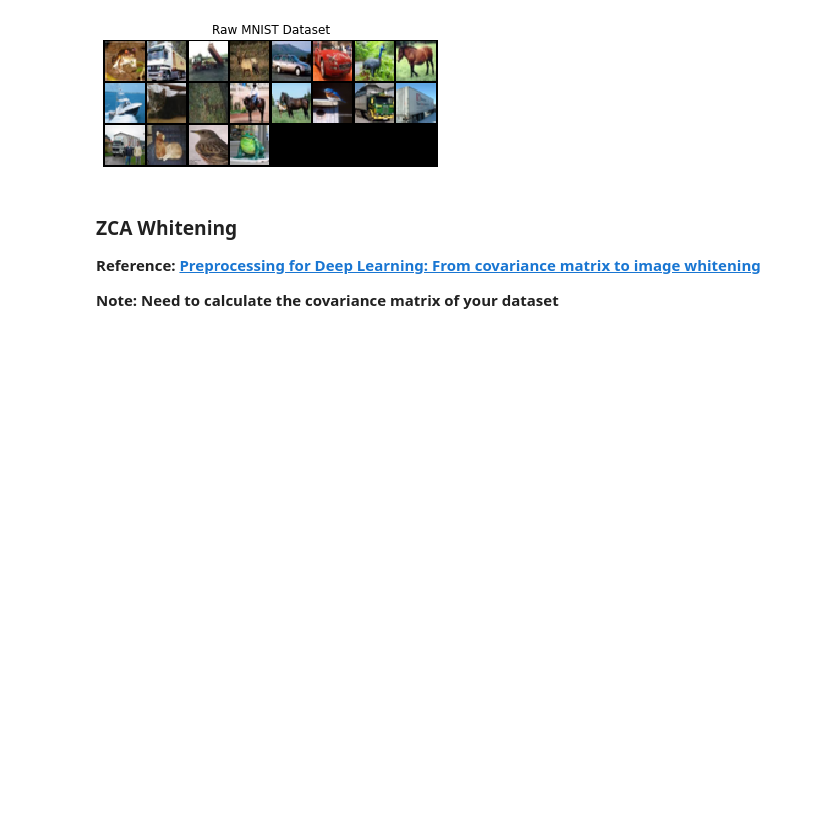
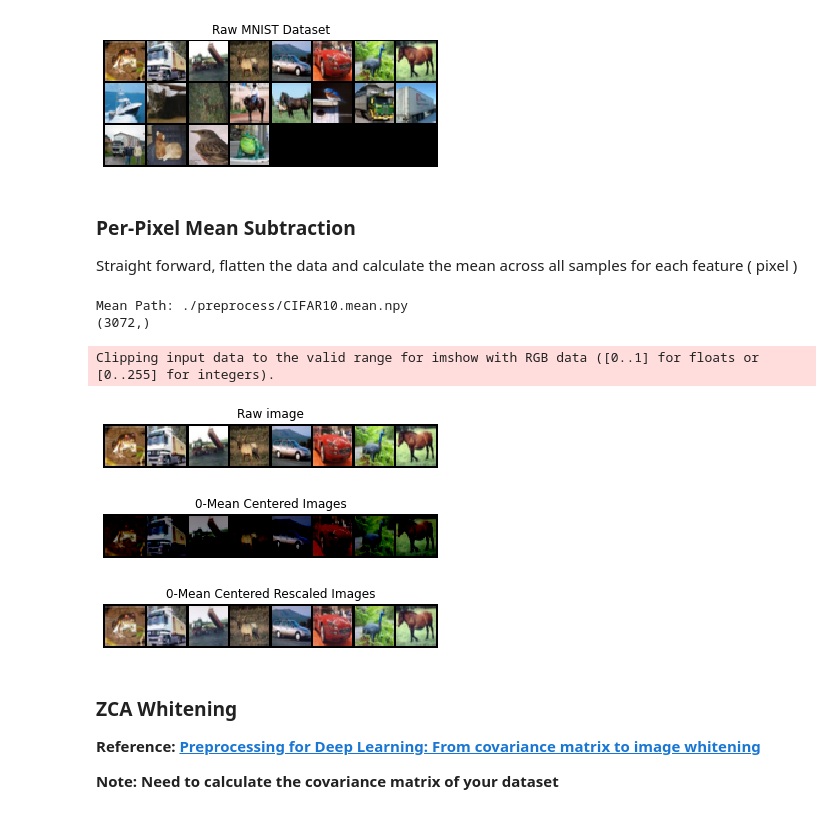
Before and after one commit to nu1ptr/ml_dl_notebooks, a Jupyter notebook: PreProcessing.ipynb, the cells around one changed output. Cells and saved outputs as stored; diff of their text form; code cells hidden in the pictures; blank space fills up the shorter version.

```diff
--- a/PreProcessing.ipynb
+++ b/PreProcessing.ipynb
@@ -59,6 +59,52 @@ preprocess_path = f'{PREPROCESS_PATH}{DATASET}'
 Files already downloaded and verified
 Files already downloaded and verified
 [figure]
+# %% [markdown]
+### Per-Pixel Mean Subtraction
+
+Straight forward, flatten the data and calculate the mean across all samples for each feature ( pixel )
+# %%
+preprocess_path_mean = f'{preprocess_path}.mean.npy'
+preprocess_path_min = f'{preprocess_path}.min.npy'
+preprocess_path_max = f'{preprocess_path}.max.npy'
+
+def rescale(x):
+    return (x - x.min()) / (x.max() - x.min())
+
+X = []
+for x,y in iter(train_data):
+    X.append(x)
+X = torch.stack(X, dim=0).numpy()
+
+print(f'Mean Path: {preprocess_path_mean}')
+if not Path.is_file(Path(preprocess_path_mean)):
+    mean = np.mean(X, axis=0)
+    min = np.min(X, axis=0)
+    max = np.max(X, axis=0)
+    np.save(preprocess_path_mean, mean)
+
+    print(f'Min Path: {preprocess_path_min}')
+    if not Path.is_file(Path(preprocess_path_min)):
+        np.save(preprocess_path_min, min)
+
+    print(f'Max Path: {preprocess_path_max}')
+    if not Path.is_file(Path(preprocess_path_max)):
+        np.save(preprocess_path_max, max)
+else:
+    mean = np.load(preprocess_path_mean)
+print(mean.shape)
+
+x = next(iter(train_loader))[0][:8]
+show_grid(x, title='Raw image')
+show_grid(x-mean, '0-Mean Centered Images')
+show_grid(rescale(x-mean), '0-Mean Centered Rescaled Images')
+# %% [output]
+Mean Path: ./preprocess/CIFAR10.mean.npy
+(3072,)
+Clipping input data to the valid range for imshow with RGB data ([0..1] for floats or [0..255] for integers).
+[figure, added]
+[figure, added]
+[figure, added]
 # %% [markdown]
 ### ZCA Whitening
 
```
Also changed, not shown: parts of 2 cells of this notebook, 1 other file.
